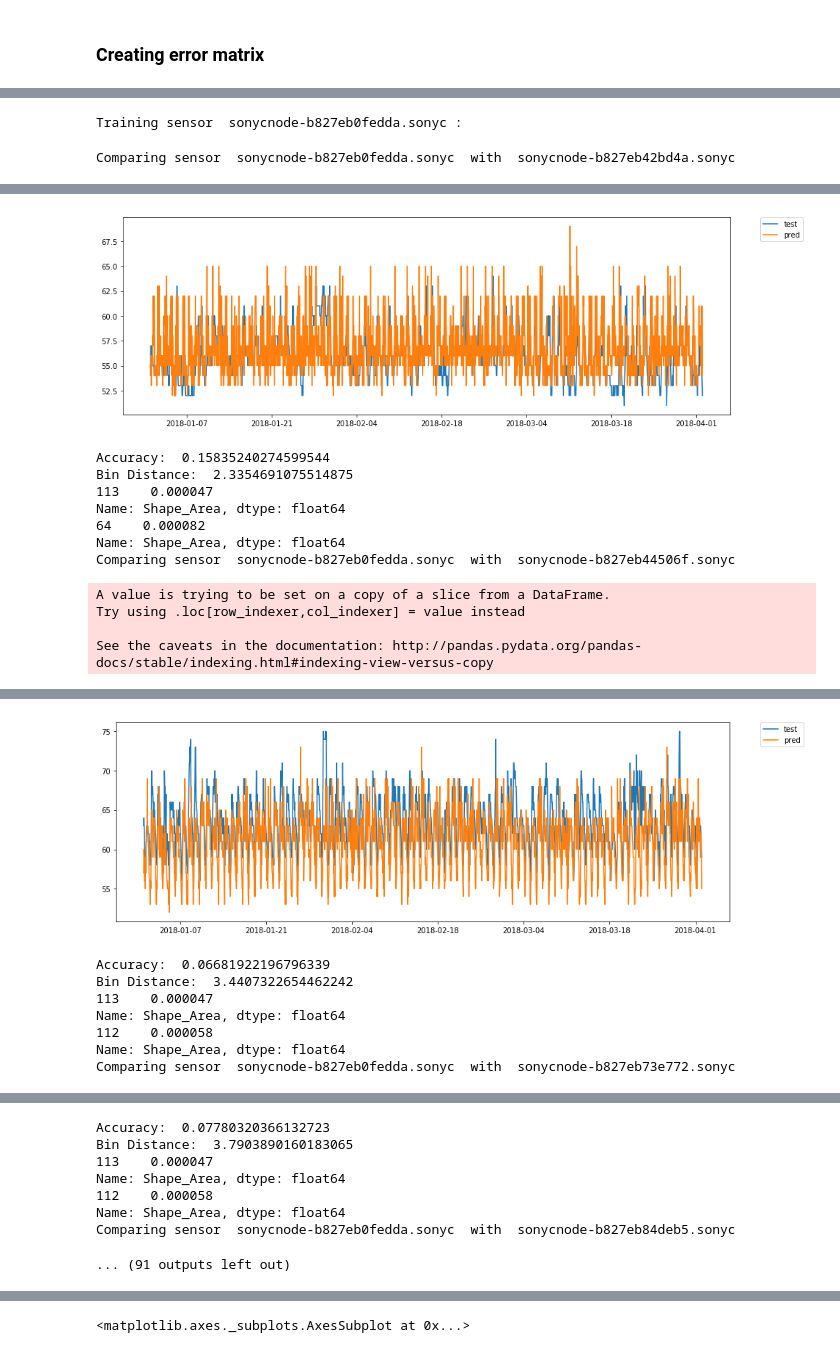
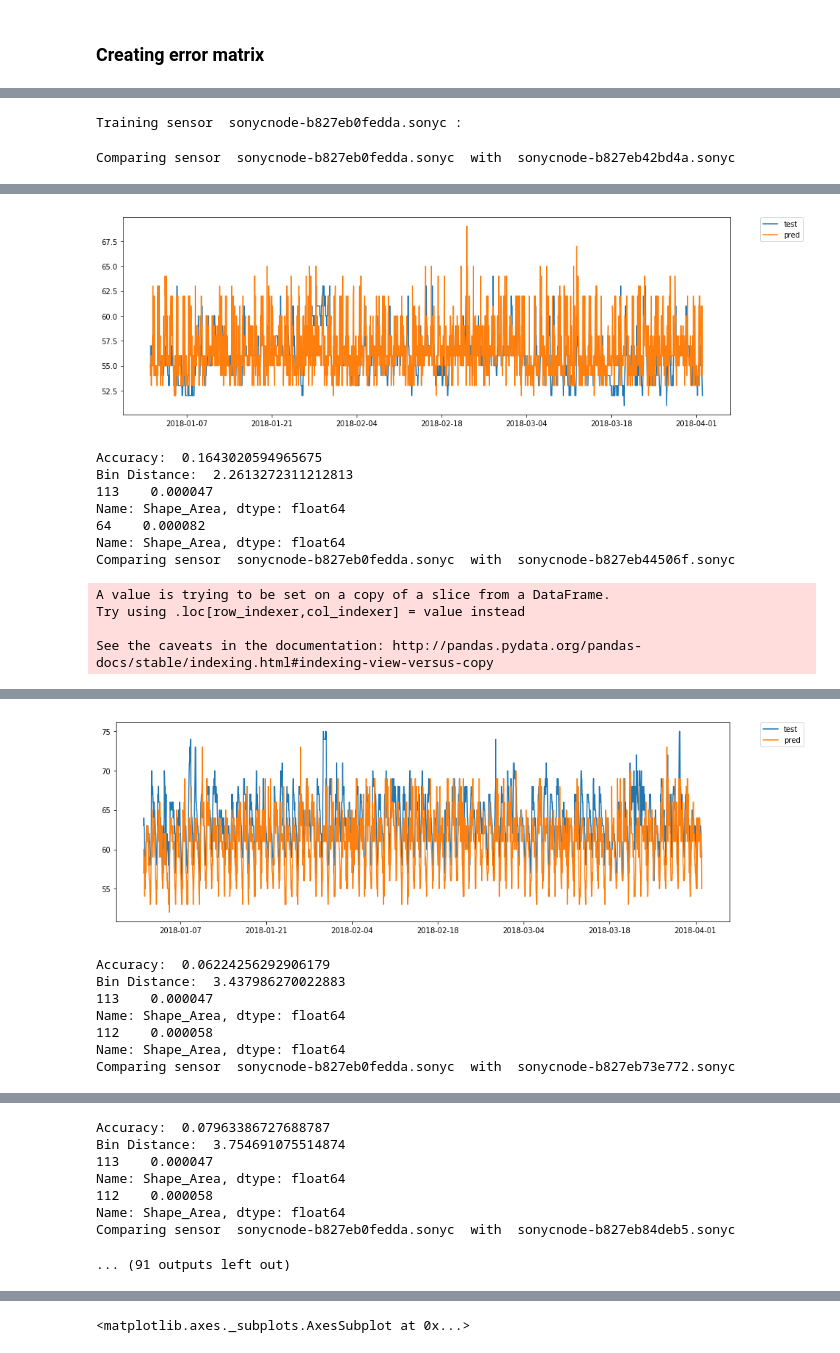
Before and after one commit to joaorulff/splmodeling, a Jupyter notebook: model/noise_modeling.ipynb, the cells around one changed output, grey strips where cells are left out. Cells and saved outputs as stored; diff of their text form; code cells hidden in the pictures.

```diff
--- a/model/noise_modeling.ipynb
+++ b/model/noise_modeling.ipynb
@@ -35,26 +35,28 @@ noiseComplaints = pd.read_pickle('../data/311/311.pkl')
 taxi = pd.read_pickle('../data/taxi/taxi.pkl')
 
 ## loading wind speed
-windSpeed = pd.read_pickle('../data/weather/weather.pkl')
+windSpeed = pd.read_pickle('../data/weather/wind.pkl')
 windSpeed = windSpeed.resample('H').agg({'Spd[Wind]': 'mean'})
 
 ## loading precipitation
-
-## loading road speed
+precipitation = pd.read_pickle('../data/weather/precipitation.pkl')
+precipitation = precipitation.resample('H').agg({'Amt[PrecipHourly1]': 'mean'})
 # %% [markdown]
 ### Calculating the largest intersection across datasets
 # %%
 noiseComplaints_start, noiseComplaints_end = noiseComplaints.index[0], noiseComplaints.index[-1]
 taxi_start, taxi_end = taxi.index[0], taxi.index[-1]
 windSpeed_start, windSpeed_end = windSpeed.index[0], windSpeed.index[-1]
+precipitation_start, precipitation_end = precipitation.index[0], precipitation.index[-1]
 
 ## Calculating the largest intersection
-intersection_start = max(noiseComplaints_start, taxi_start, windSpeed_start)
-intersection_end = min(noiseComplaints_end, taxi_end, windSpeed_end)
+intersection_start = max(noiseComplaints_start, taxi_start, windSpeed_start, precipitation_start)
+intersection_end = min(noiseComplaints_end, taxi_end, windSpeed_end, precipitation_end)
 
 print('311 Range: ', noiseComplaints_start, '----', noiseComplaints_end)
 print('Taxi Range: ', taxi_start, '----', taxi_end)
 print('Wind Speed Range: ', windSpeed_start,'----', windSpeed_end)
+print('Rain Precipitation Range: ', precipitation_start,'----', precipitation_end)
 print('Largest Intersection: ', intersection_start,'----', intersection_end)
 # %% [output]
 311 Range:  2010-01-01 00:03:46 ---- 2019-01-28 02:11:59
@@ -72,8 +75,6 @@ selectedsensors = [ "sonycnode-b827eb0fedda.sonyc",
 #                     "sonycnode-b827eb74a519.sonyc",
                     "sonycnode-b827eb84deb5.sonyc",
                     "sonycnode-b827ebb40450.sonyc"]
-
-
 
 f = open(filename)
 sensors = {}
@@ -113,6 +114,9 @@ for line in f:
         # adding wind speed to the dataframe
         df_timeseries['wind'] = windSpeed[dataframe_start:dataframe_end]
 
+        # adding rain precipitation to the dataframe
+        df_timeseries['precipitation'] = precipitation[dataframe_start:dataframe_end]
+
         # adding 311 data to the empty dataframe
         ############################
         #SPEEDING UP FOR THIS CASE#
@@ -168,5 +172,5 @@ errorMatrix_accuracy.drop(columns=['index'], inplace=True)
 # %%
-classifier = RandomForestClassifier(n_estimators=1000, random_state=42)
+classifier = RandomForestClassifier(n_estimators=500, random_state=42)
 # %%
 # TODO: Remove sensor sonycnode-b827eb74a519.sonyc from the model
 
@@ -176,41 +180,41 @@ for sensor in sensors:
 
     print('Training sensor ', sensor, ':')
 
-    X = sensors[sensor]['dataframe'][['noise','taxi', 'wind', 'hour_sin', 'hour_cos']]
+    X = sensors[sensor]['dataframe'][['noise','taxi', 'wind', 'precipitation', 'hour_sin', 'hour_cos']]
     y = sensors[sensor]['dataframe'][['dbas']]
 
     estimator, y_test, y_pred = runEstimator(X, y, classifier, 'continuous')
 
     ## Comparing the trained model with other models
     for comparingSensor in sensors:
         if(comparingSensor != sensor):
             print('Comparing sensor ', sensor, ' with ', comparingSensor)
 
             # plotting sensor's position. Red: sensors that generated the model. Blue: input sensor data
             plotSensorPosition(sensors[sensor]['lat'], sensors[sensor]['lon'], sensors[comparingSensor]['lat'], sensors[comparingSensor]['lon'])
 
             # comparing the model with another sensor's data
             comparingYPred, comparingYTest = compareSensors(estimator, sensors[comparingSensor])
 
             # plotting both timeseries in a single chart
             plotClassifier(comparingYPred, comparingYTest, sensor)
 
             # describing error metrics
             accuracy, bin_distance = plotError(comparingYPred, comparingYTest)
 
             # filling in the error matrix with bin_distance
             errorMatrix_binDistance.loc[sensor][comparingSensor] = float(bin_distance)
             errorMatrix_accuracy.loc[sensor][comparingSensor] = float(accuracy)
 
             # plotting taxi region
             printTaxiRegionSize(sensor, comparingSensor)
 # %% [output]
 Training sensor  sonycnode-b827eb0fedda.sonyc :
 Comparing sensor  sonycnode-b827eb0fedda.sonyc  with  sonycnode-b827eb42bd4a.sonyc
 [interactive output not drawn]
-[figure, old version]
+[figure, new version]
-Accuracy:  0.15835240274599544
-Bin Distance:  2.3354691075514875
+Accuracy:  0.1643020594965675
+Bin Distance:  2.2613272311212813
 113    0.000047
 Name: Shape_Area, dtype: float64
 64    0.000082
@@ -221,9 +225,9 @@ Try using .loc[row_indexer,col_indexer] = value instead
 
 See the caveats in the documentation: http://pandas.pydata.org/pandas-docs/stable/indexing.html#indexing-view-versus-copy
 [interactive output not drawn]
-[figure, old version]
+[figure, new version]
-Accuracy:  0.06681922196796339
-Bin Distance:  3.4407322654462242
+Accuracy:  0.06224256292906179
+Bin Distance:  3.437986270022883
 113    0.000047
 Name: Shape_Area, dtype: float64
 112    0.000058
@@ -234,5 +238,5 @@ Comparing sensor  sonycnode-b827eb0fedda.sonyc  with  sonycnode-b827eb73e772.son
-Accuracy:  0.07780320366132723
-Bin Distance:  3.7903890160183065
+Accuracy:  0.07963386727688787
+Bin Distance:  3.754691075514874
 113    0.000047
 Name: Shape_Area, dtype: float64
 112    0.000058
```
Also changed, not shown: parts of 8 cells of this notebook.
